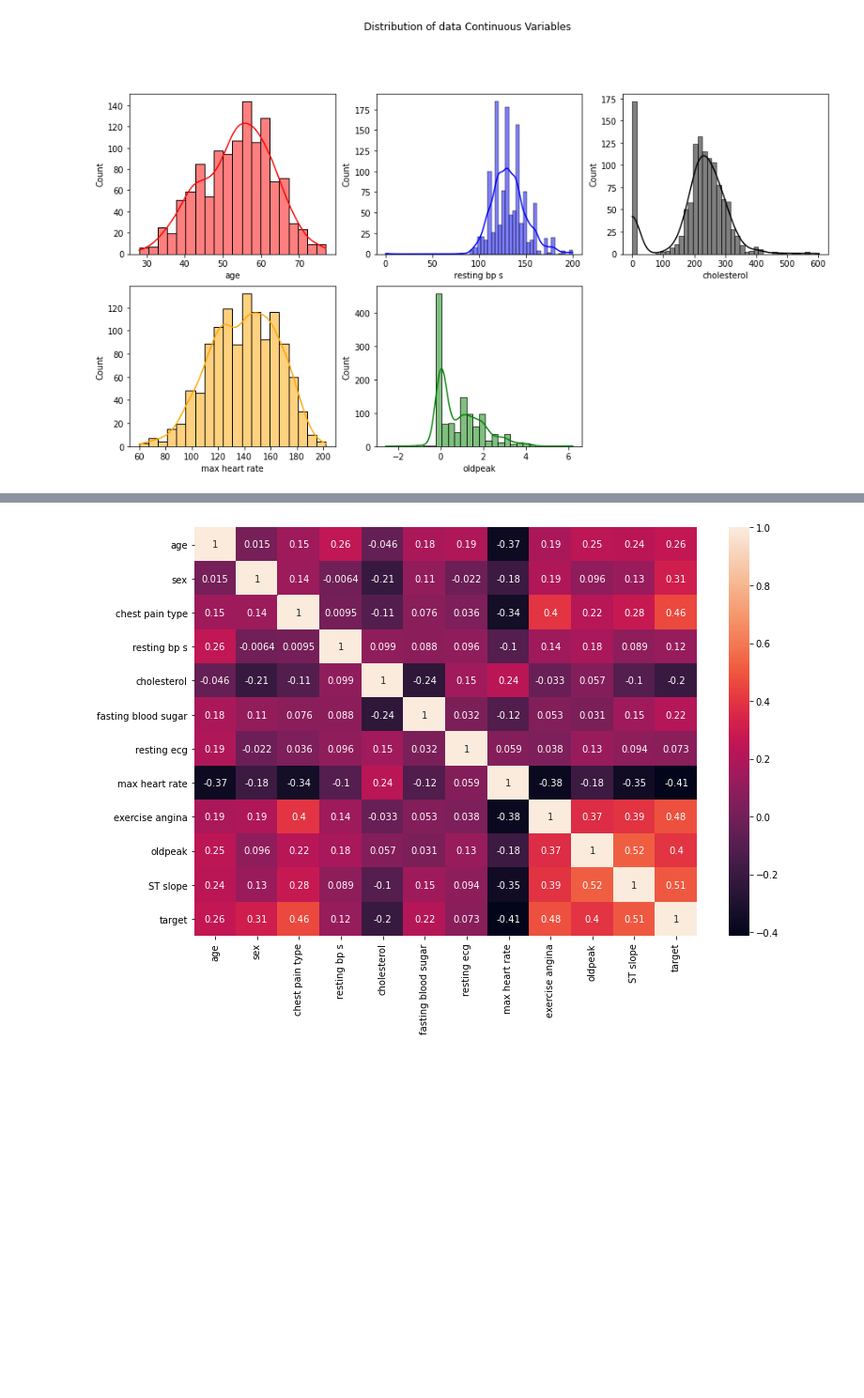
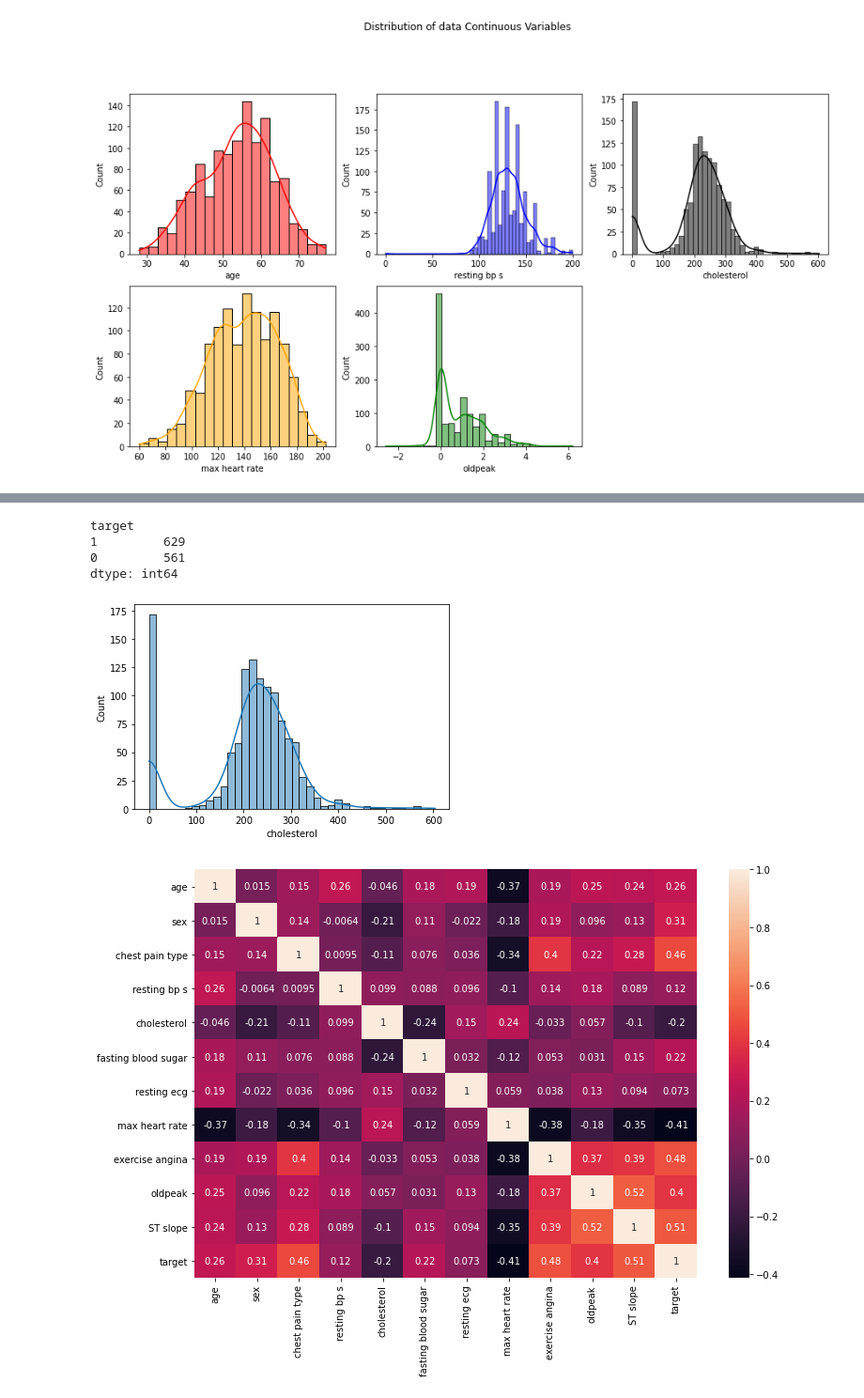
Before and after one commit to aryanxk02/Heart-Failure-Prediction, a Jupyter notebook: Heart Disease/main.ipynb, the cells around one changed output, grey strips where cells are left out. Shown: that part at 94% size. Cells and saved outputs as stored; diff of their text form; code cells hidden in the pictures; blank space fills up the shorter version.

```diff
--- a/Heart Disease/main.ipynb
+++ b/Heart Disease/main.ipynb
@@ -101,0 +114,12 @@ plt.show()
+# %%
+df_cho = df['cholesterol']
+df_cho = pd.DataFrame(df_cho)
+# df_cho
+
+df_cho = df_cho.sort_values('cholesterol')
+# df_cho
+
+df_cho.reset_index(inplace=True)
+df_cho = df['cholesterol']
+df_cho = pd.DataFrame(df_cho)
+# df_cho
@@ -101,0 +166,7 @@ plt.show()
+# %%
+df_target.value_counts()
+# %% [output]
+target
+1         629
+0         561
+dtype: int64
@@ -102,3 +176,9 @@ plt.show()
+# %%
+sns.histplot(df_cho['cholesterol'], kde=True)
+df_
+plt.show()
+# %% [output]
+[figure, added]
 # %%
 plt.figure(figsize=(12,8))
 sns.heatmap(df.corr(), annot=True)
```
Also changed, not shown: parts of 9 cells of this notebook.
